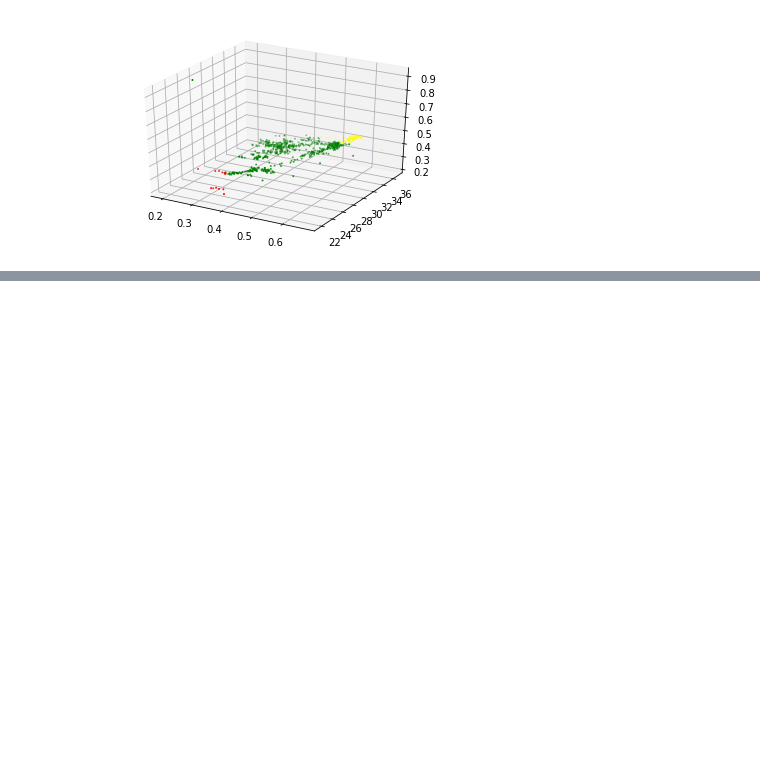
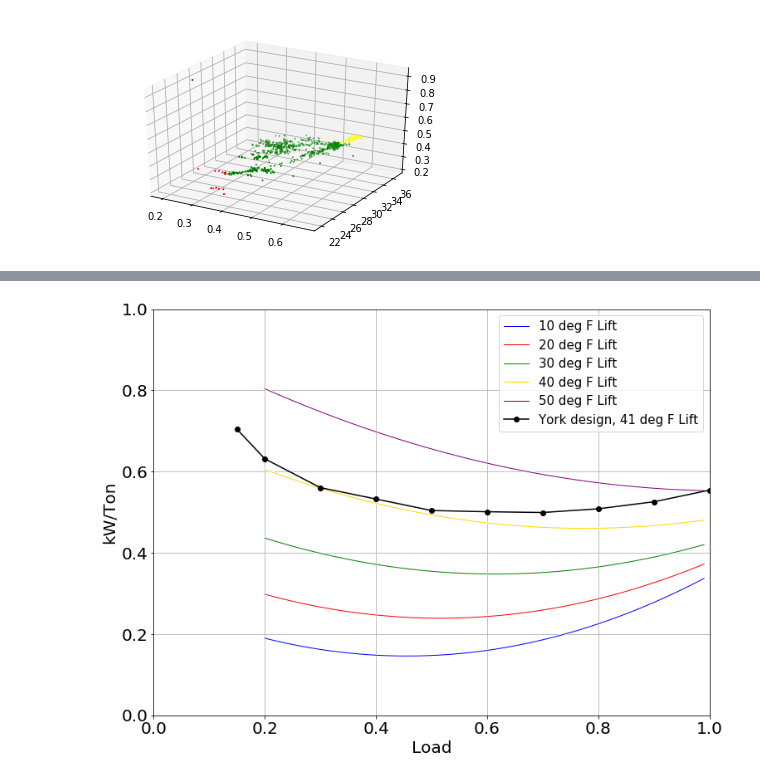
Before and after one commit to Stitchmaker/Metis_Bootcamp, a Jupyter notebook: Kojak_Project/Kojak_DataExploration.ipynb, the cells around one changed output, grey strips where cells are left out. Cells and saved outputs as stored; diff of their text form; code cells hidden in the pictures; blank space fills up the shorter version.

```diff
--- a/Kojak_Project/Kojak_DataExploration.ipynb
+++ b/Kojak_Project/Kojak_DataExploration.ipynb
@@ -116,0 +145,27 @@ ax.scatter(Chiller1['Load'], Chiller1['DTLift'],Chiller1['kW/Ton'],
+# %%
+lift_lines = pickle.load( open( "lift_lines.pkl", "rb" ) )
+# %%
+col_list = { 10:'blue',
+             20:'red',
+             30:'green',
+             40:'gold',
+             50:'purple'}
+
+plt.figure(figsize=(12,9))
+for key in lift_lines:
+    x_line = lift_lines[key][0]
+    y_line = lift_lines[key][1]
+    plt.plot(x_line,y_line,c='white',linewidth=3.0)
+    plt.plot(x_line,y_line,c=col_list[key],linewidth=1.0,label=f'{key} deg F Lift')
+plt.plot(York['Load'],York['kW/Ton.R'],marker='o',color='black', label='York design, 41 deg F Lift')
+plt.xlim(0,1)
+plt.ylim(0,1)
+plt.legend(fontsize=15)
+plt.xlabel('Load',size=20)
+plt.ylabel('kW/Ton',size=20)
+#plt.title(title, size=20)
+plt.xticks(size=20)
+plt.yticks(size=20)
+plt.grid(True)
+# %% [output]
+[figure, added]
```
Also changed, not shown: parts of 7 cells of this notebook, 2 other files.
